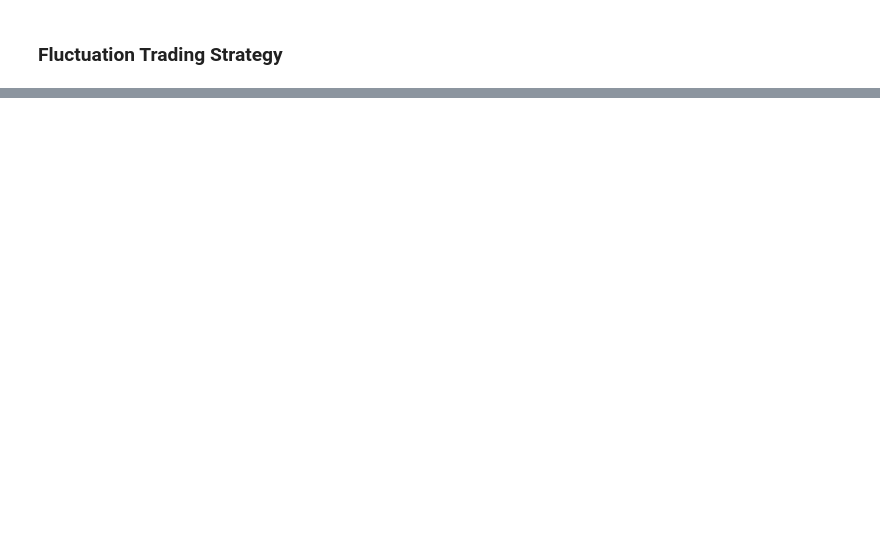
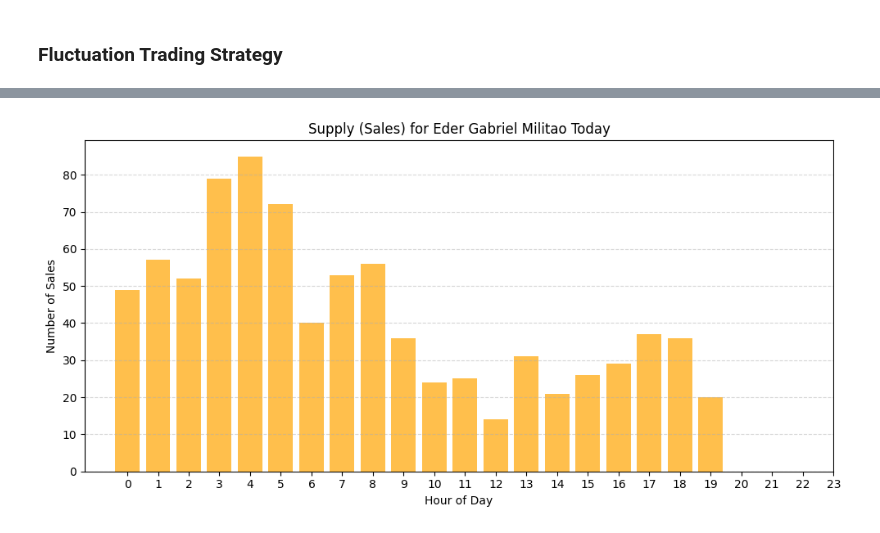
Before and after one commit to Shaninhooo/Data-Driven-Trading-Strategy-Research-on-FIFA-Market, a Jupyter notebook: analysis/fc26_data.ipynb, the cells around one changed output, grey strips where cells are left out. Saved outputs shown, nothing was run; the diff lists cells and outputs as text; code cells hidden in the pictures; blank space fills up the shorter version.

```diff
--- a/analysis/fc26_data.ipynb
+++ b/analysis/fc26_data.ipynb
@@ -343,0 +670,37 @@ plt.show()
+# %%
+def plot_supply_today_by_card(card_id, df):
+    """
+    Plot number of sales (supply) for a given card_id today.
+    """
+    # Filter for the card and today's sales
+    today = pd.Timestamp.now().normalize()  # start of today
+    card_df = df[
+        (df['card_id'] == card_id) &
+        (df['sale_time'] >= today)
+    ]
+
+    if card_df.empty:
+        print(f"No sales today for card_id {card_id}")
+        return
+
+    # Get player name for title
+    player_name = card_df['name'].iloc[0]
+
+    # Count sales per hour
+    supply_per_hour = card_df.groupby(card_df['sale_time'].dt.hour).size()
+
+    # Plot
+    plt.figure(figsize=(10,5))
+    plt.bar(supply_per_hour.index, supply_per_hour.values, color='orange', alpha=0.7)
+    plt.xlabel("Hour of Day")
+    plt.ylabel("Number of Sales")
+    plt.title(f"Supply (Sales) for {player_name} Today")
+    plt.xticks(range(0,24))
+    plt.grid(axis='y', linestyle='--', alpha=0.5)
+    plt.tight_layout()
+    plt.show()
+
+# Example usage
+plot_supply_today_by_card(811, df_26)
+# %% [output]
+[figure, added]
```
Also changed, not shown: parts of 15 cells of this notebook, 1 other file.
